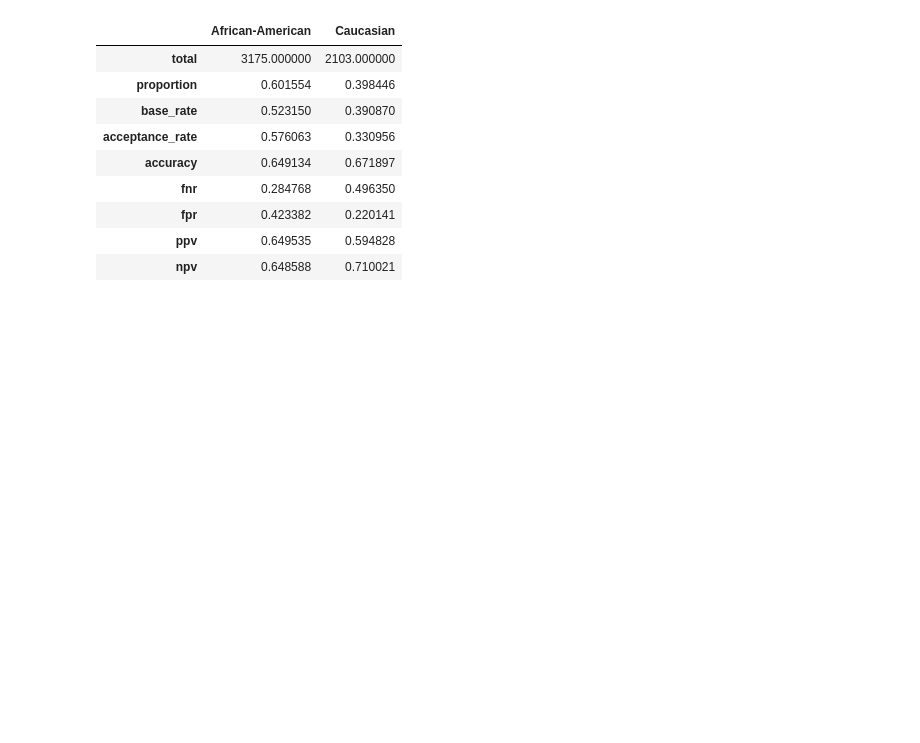
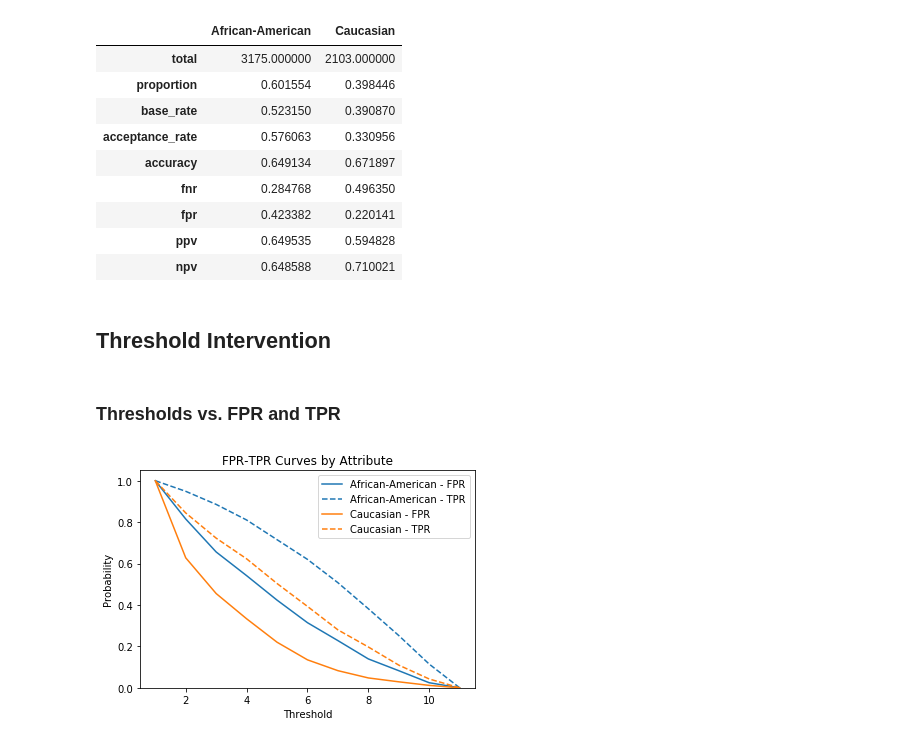
Before and after one commit to ResponsiblyAI/responsibly, a Jupyter notebook: docs/notebooks/demo-compas-analysis.ipynb, the cells around one changed output. Saved outputs shown, nothing was run; the diff lists cells and outputs as text; code cells hidden in the pictures; blank space fills up the shorter version.

```diff
--- a/docs/notebooks/demo-compas-analysis.ipynb
+++ b/docs/notebooks/demo-compas-analysis.ipynb
@@ -276,3 +276,5 @@ report_binary(df_race_focused['two_year_recid'],
 | fpr | 0.423382 | 0.220141 |
 | ppv | 0.649535 | 0.594828 |
 | npv | 0.648588 | 0.710021 |
+# %% [markdown]
+## Threshold Intervention
@@ -278,0 +288,10 @@ report_binary(df_race_focused['two_year_recid'],
+# %%
+rocs = roc_curve_by_attr(df_race_focused['two_year_recid'],
+                         df_race_focused['decile_score'],
+                         df_race_focused['race'])
+# %% [markdown]
+### Thresholds vs. FPR and TPR
+# %%
+plot_fpt_tpr(rocs);
+# %% [output]
+[figure, added]
```
Also changed, not shown: parts of 11 cells of this notebook, 1 other file.
